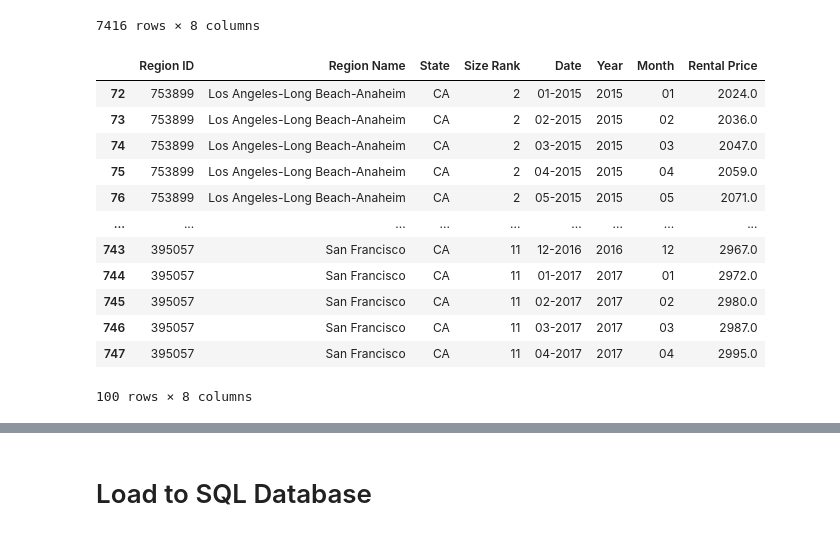
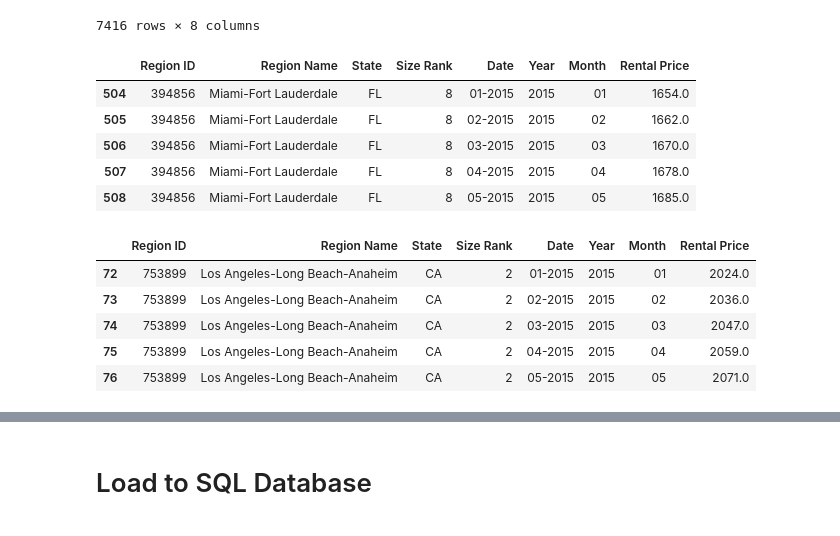
Before and after one commit to aliciasply/InterState-Migration, a Jupyter notebook: Code/Rental_Price-alicia.ipynb, the cells around one changed output, grey strips where cells are left out. Drawn from its saved outputs; the diff is of its cells as text; code cells hidden in the pictures.

```diff
--- a/Code/Rental_Price-alicia.ipynb
+++ b/Code/Rental_Price-alicia.ipynb
@@ -119,17 +109,0 @@ il_rental_df = new_rental_df[new_rental_df['State'] == 'IL']
-# %%
-top5states_rent = pd.concat([ca_rental_df, tx_rental_df, fl_rental_df, ny_rental_df, il_rental_df])
-top5states_rent.head(100)
-# %% [output]
-|  | Region ID | Region Name | State | Size Rank | Date | Year | Month | Rental Price |
-| 72 | 753899 | Los Angeles-Long Beach-Anaheim | CA | 2 | 01-2015 | 2015 | 01 | 2024.0 |
-| 73 | 753899 | Los Angeles-Long Beach-Anaheim | CA | 2 | 02-2015 | 2015 | 02 | 2036.0 |
-| 74 | 753899 | Los Angeles-Long Beach-Anaheim | CA | 2 | 03-2015 | 2015 | 03 | 2047.0 |
-| 75 | 753899 | Los Angeles-Long Beach-Anaheim | CA | 2 | 04-2015 | 2015 | 04 | 2059.0 |
-| 76 | 753899 | Los Angeles-Long Beach-Anaheim | CA | 2 | 05-2015 | 2015 | 05 | 2071.0 |
-| ... | ... | ... | ... | ... | ... | ... | ... | ... |
-| 743 | 395057 | San Francisco | CA | 11 | 12-2016 | 2016 | 12 | 2967.0 |
-| 744 | 395057 | San Francisco | CA | 11 | 01-2017 | 2017 | 01 | 2972.0 |
-| 745 | 395057 | San Francisco | CA | 11 | 02-2017 | 2017 | 02 | 2980.0 |
-| 746 | 395057 | San Francisco | CA | 11 | 03-2017 | 2017 | 03 | 2987.0 |
-| 747 | 395057 | San Francisco | CA | 11 | 04-2017 | 2017 | 04 | 2995.0 |
-100 rows × 8 columns
@@ -135,0 +126,26 @@ top5states_rent.head(100)
+# %%
+# Top 5 States that people migrate into
+# # "Florida", "Texas", "California", "North Carolina", "Arizona"
+
+top5states_into_rent = pd.concat([fl_rental_df, tx_rental_df, ca_rental_df, nc_rental_df, az_rental_df])
+top5states_into_rent.head()
+# %% [output]
+|  | Region ID | Region Name | State | Size Rank | Date | Year | Month | Rental Price |
+| 504 | 394856 | Miami-Fort Lauderdale | FL | 8 | 01-2015 | 2015 | 01 | 1654.0 |
+| 505 | 394856 | Miami-Fort Lauderdale | FL | 8 | 02-2015 | 2015 | 02 | 1662.0 |
+| 506 | 394856 | Miami-Fort Lauderdale | FL | 8 | 03-2015 | 2015 | 03 | 1670.0 |
+| 507 | 394856 | Miami-Fort Lauderdale | FL | 8 | 04-2015 | 2015 | 04 | 1678.0 |
+| 508 | 394856 | Miami-Fort Lauderdale | FL | 8 | 05-2015 | 2015 | 05 | 1685.0 |
+# %%
+# Top 5 States that people migrate out of
+# # "California", "New York", "Virginia", "Florida", "Texas"
+
+top5states_outof_rent = pd.concat([ca_rental_df, ny_rental_df, va_rental_df, fl_rental_df, tx_rental_df])
+top5states_outof_rent.head()
+# %% [output]
+|  | Region ID | Region Name | State | Size Rank | Date | Year | Month | Rental Price |
+| 72 | 753899 | Los Angeles-Long Beach-Anaheim | CA | 2 | 01-2015 | 2015 | 01 | 2024.0 |
+| 73 | 753899 | Los Angeles-Long Beach-Anaheim | CA | 2 | 02-2015 | 2015 | 02 | 2036.0 |
+| 74 | 753899 | Los Angeles-Long Beach-Anaheim | CA | 2 | 03-2015 | 2015 | 03 | 2047.0 |
+| 75 | 753899 | Los Angeles-Long Beach-Anaheim | CA | 2 | 04-2015 | 2015 | 04 | 2059.0 |
+| 76 | 753899 | Los Angeles-Long Beach-Anaheim | CA | 2 | 05-2015 | 2015 | 05 | 2071.0 |
```
Also changed, not shown: parts of 15 cells of this notebook, 6 other files.
